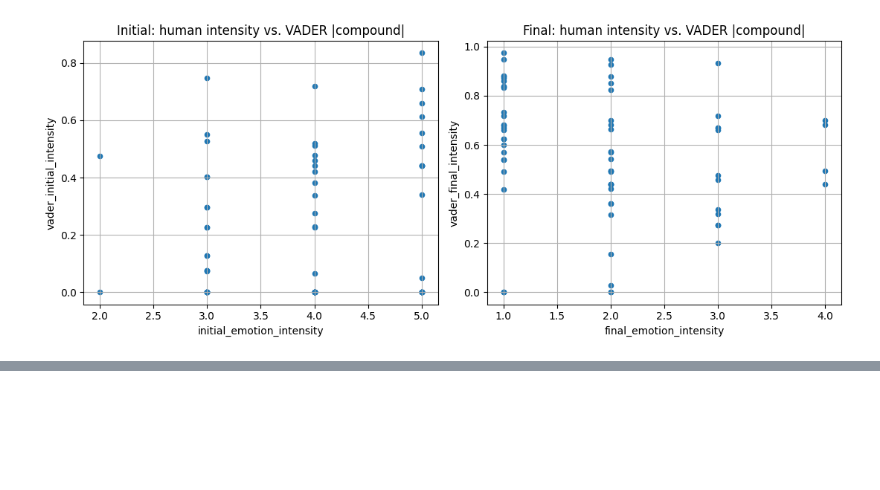
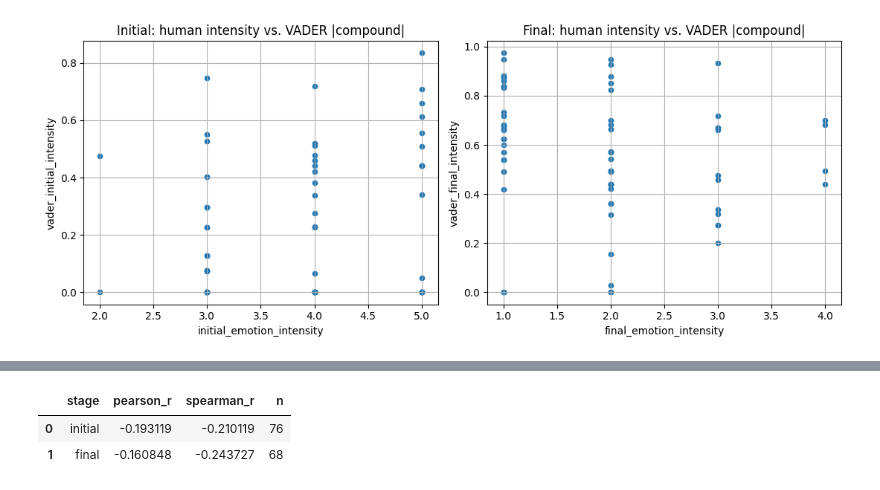
Before and after one commit to cbt-llm/cbt-llm, a Jupyter notebook: vader_validation/esconv_processing.ipynb, the cells around one changed output, grey strips where cells are left out. Saved outputs shown, nothing was run; the diff lists cells and outputs as text; code cells hidden in the pictures; blank space fills up the shorter version.

```diff
--- a/vader_validation/esconv_processing.ipynb
+++ b/vader_validation/esconv_processing.ipynb
@@ -430,0 +435,20 @@ plt.tight_layout()
+# %%
+compound_results = []
+for stage, human_col, vader_col in [
+    ("initial", "initial_emotion_intensity", "vader_initial_sentiment"),
+    ("final", "final_emotion_intensity", "vader_final_sentiment"),
+]:
+    sub = esconv_summary[[human_col, vader_col]].dropna()
+    compound_results.append({
+        "stage": stage,
+        "pearson_r": sub[human_col].corr(sub[vader_col], method="pearson"),
+        "spearman_r": sub[human_col].corr(sub[vader_col], method="spearman"),
+        "n": len(sub),
+    })
+
+compound_comparison_df = pd.DataFrame(compound_results)
+compound_comparison_df
+# %% [output]
+|  | stage | pearson_r | spearman_r | n |
+| 0 | initial | -0.193119 | -0.210119 | 76 |
+| 1 | final | -0.160848 | -0.243727 | 68 |
```
Also changed, not shown: parts of 5 cells of this notebook, 1 other file.
